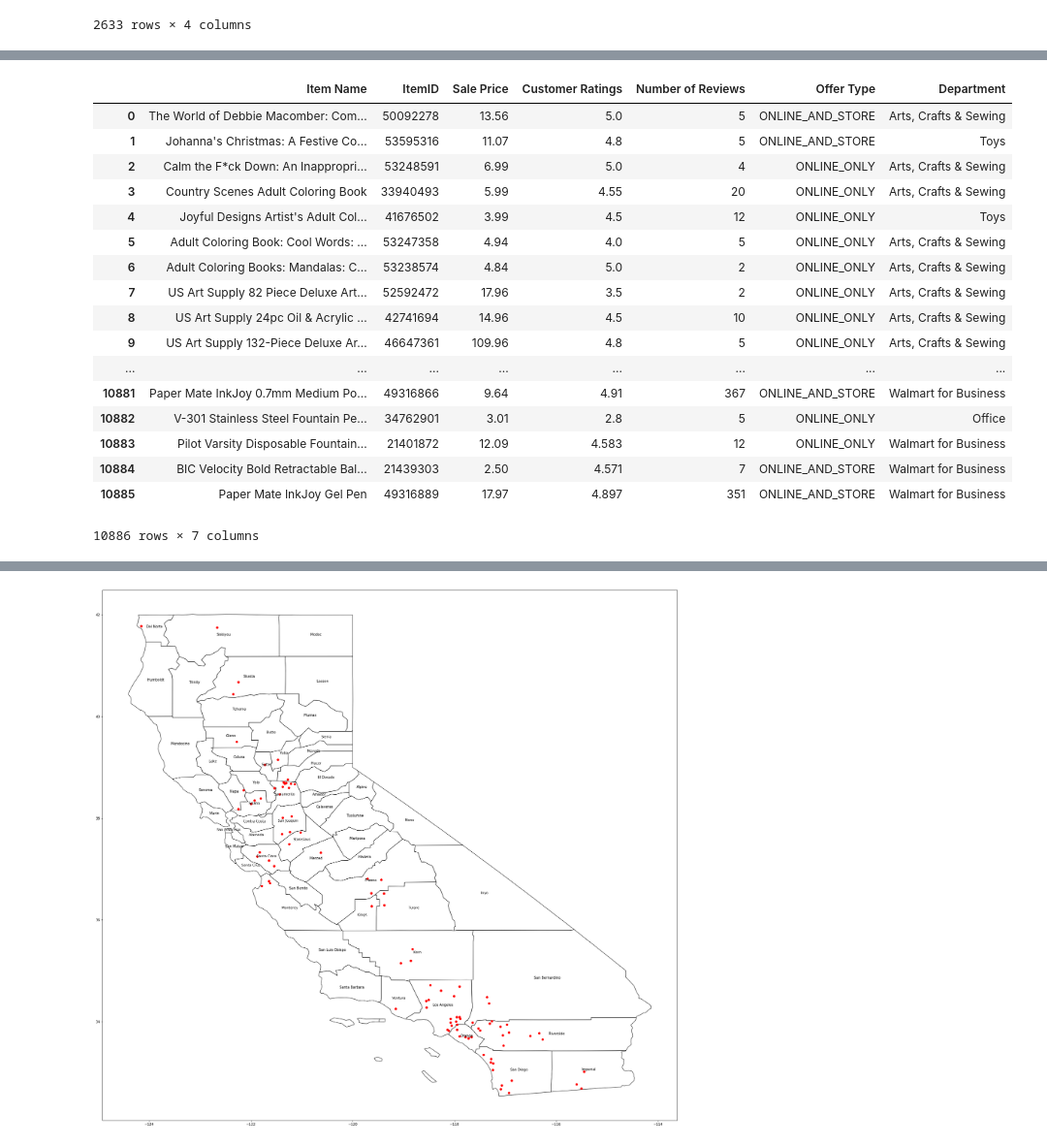
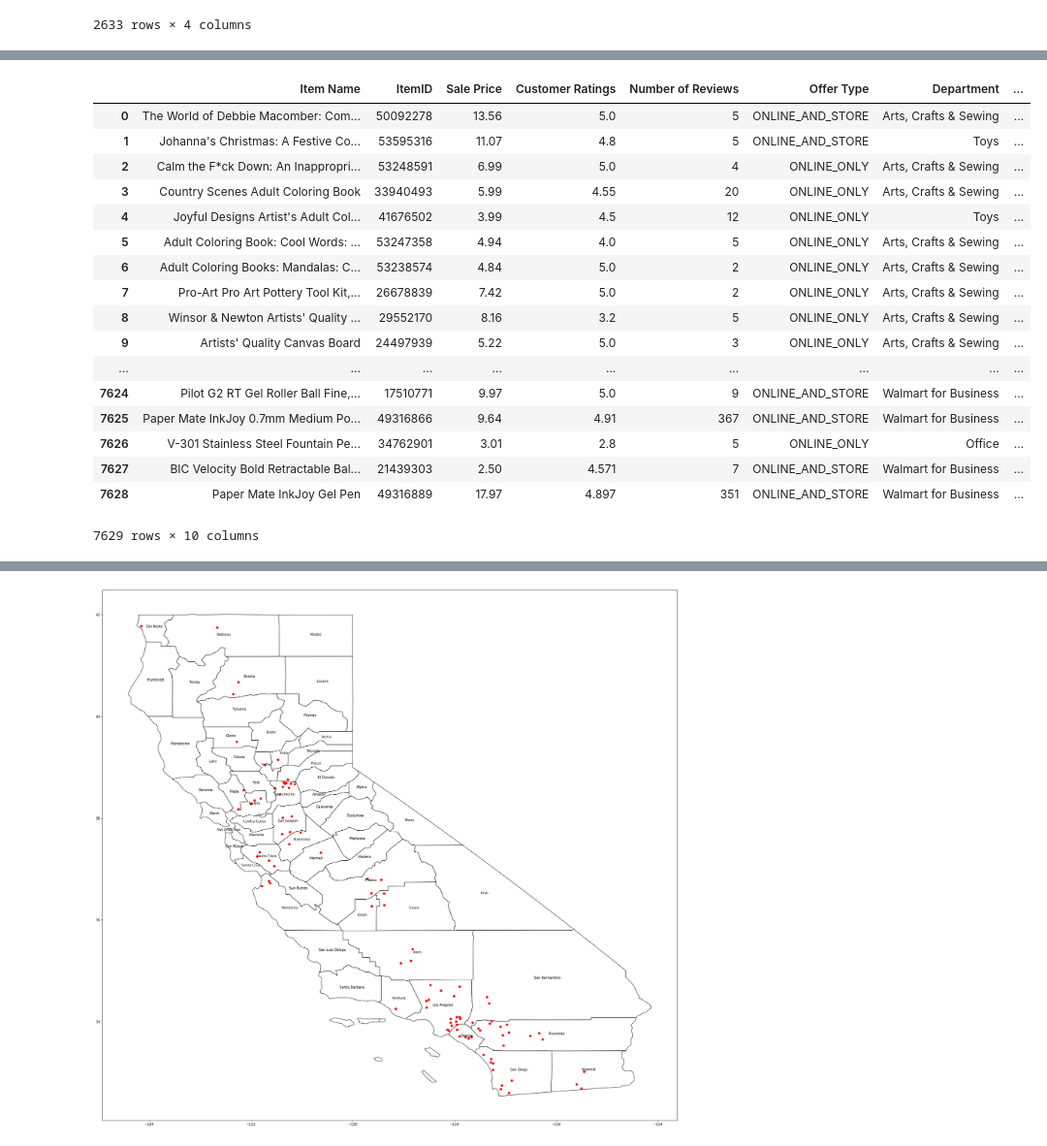
Before and after one commit to zxzzhang/sta141b-proj-zixin-yaqi-tommy, a Jupyter notebook: Walmart-Copy1.ipynb, the cells around one changed output, grey strips where cells are left out. Shown at 97% size. Drawn from its saved outputs; the diff is of its cells as text; code cells hidden in the pictures.

```diff
--- a/Walmart-Copy1.ipynb
+++ b/Walmart-Copy1.ipynb
@@ -153,4 +156,15 @@ Gifts & Registry             1
 Name: Department, dtype: int64
+# %%
+'''
+IGNORE THIS
+'''
+
+searcher = requests.get('http://api.walmartlabs.com/v1/search',params = {
+            "apiKey":key,
+            "query":sub_taxonomy()['Sub-Category'][0],
+            "categoryId":sub_taxonomy()['Category Ids'][0]
+        })
+#searcher.json()['items'][2]
 # %%
 def specific(taxes):
     ''' Using Walmart Search API,we extracted almost all products on Walmart.com from
@@ -162,59 +176,68 @@ def specific(taxes):
     df_specs -- Dataframe containing specific item names, the item's ID, price, rating out of 5,
                 total number of reviews for product, how to buy, and which department it belongs to.
     '''
-    col_names2 = ['Item Name','ItemID','Sale Price','Customer Ratings','Number of Reviews','Offer Type','Department']
+    col_names2 = ['Item Name','ItemID','Sale Price','Customer Ratings','Number of Reviews','Offer Type','Department'
+                  ,'Shipping Rate','Normal Shipping','Marketplace']
+
     item_IDs = []
     names = []
     prices = []
     rates = []
     reviews = []
     offs = []
+    ship_rate = []
+    ship_2 = []
+    market = []
     paths = []
     #First for loop extracts all the items in the sub-categories.
     #Second for loop extracts information from EVERY item in the sub-categories.
     for i in range(len(taxes['Category Ids'].tolist())):
         searcher = requests.get('http://api.walmartlabs.com/v1/search',params = {
             "apiKey":key,
             "query":taxes['Sub-Category'].tolist()[i],
             "categoryId":taxes['Category Ids'].tolist()[i]
         })
 
         sea_j = searcher.json() #Define a variable for .json() for convenience.
 
         if 'items' in sea_j.keys():  #Consider if there are any items under sub-category.
             for j in range(len(sea_j['items'])):
                 #Consider only when the item has ratings, a set amount of reviews and know how to buy.
-                if set(('customerRating','salePrice','numReviews','offerType')).issubset(sea_j['items'][j]):
+                if set(('customerRating','salePrice','numReviews','offerType','itemId','standardShipRate'
+                        ,'isTwoDayShippingEligible','marketplace')).issubset(sea_j['items'][j]):
                     item_IDs.append(sea_j['items'][j]['itemId'])
                     names.append(sea_j['items'][j]['name'])
                     prices.append(sea_j['items'][j]['salePrice'])
                     offs.append(sea_j['items'][j]['offerType'])
                     rates.append(sea_j['items'][j]['customerRating'])
                     reviews.append(sea_j['items'][j]['numReviews'])
                     paths.append(sea_j['items'][j]['categoryPath'].split('/')[0])
+                    market.append(sea_j['items'][j]['marketplace'])
+                    ship_rate.append(sea_j['items'][j]['standardShipRate'])
+                    ship_2.append(sea_j['items'][j]['isTwoDayShippingEligible'])
         else:    #Do not do anything if no items.
             pass
-    df_specs = pd.DataFrame(list(zip(names,item_IDs,prices,rates,reviews,offs,paths)), columns = col_names2)
-    df_specs
+    df_specs = pd.DataFrame(list(zip(names,item_IDs,prices,rates,reviews,offs
+                                ,paths,ship_rate,ship_2,market)), columns = col_names2)
     return df_specs
 
 specific(sub_taxonomy())
 # %% [output]
-|  | Item Name | ItemID | Sale Price | Customer Ratings | Number of Reviews | Offer Type | Department |
-| 0 | The World of Debbie Macomber: Com... | 50092278 | 13.56 | 5.0 | 5 | ONLINE_AND_STORE | Arts, Crafts & Sewing |
-| 1 | Johanna's Christmas: A Festive Co... | 53595316 | 11.07 | 4.8 | 5 | ONLINE_AND_STORE | Toys |
-| 2 | Calm the F*ck Down: An Inappropri... | 53248591 | 6.99 | 5.0 | 4 | ONLINE_ONLY | Arts, Crafts & Sewing |
-| 3 | Country Scenes Adult Coloring Book | 33940493 | 5.99 | 4.55 | 20 | ONLINE_ONLY | Arts, Crafts & Sewing |
-| 4 | Joyful Designs Artist's Adult Col... | 41676502 | 3.99 | 4.5 | 12 | ONLINE_ONLY | Toys |
-| 5 | Adult Coloring Book: Cool Words: ... | 53247358 | 4.94 | 4.0 | 5 | ONLINE_ONLY | Arts, Crafts & Sewing |
-| 6 | Adult Coloring Books: Mandalas: C... | 53238574 | 4.84 | 5.0 | 2 | ONLINE_ONLY | Arts, Crafts & Sewing |
-| 7 | US Art Supply 82 Piece Deluxe Art... | 52592472 | 17.96 | 3.5 | 2 | ONLINE_ONLY | Arts, Crafts & Sewing |
-| 8 | US Art Supply 24pc Oil & Acrylic ... | 42741694 | 14.96 | 4.5 | 10 | ONLINE_ONLY | Arts, Crafts & Sewing |
-| 9 | US Art Supply 132-Piece Deluxe Ar... | 46647361 | 109.96 | 4.8 | 5 | ONLINE_ONLY | Arts, Crafts & Sewing |
-| ... | ... | ... | ... | ... | ... | ... | ... |
-| 10881 | Paper Mate InkJoy 0.7mm Medium Po... | 49316866 | 9.64 | 4.91 | 367 | ONLINE_AND_STORE | Walmart for Business |
-| 10882 | V-301 Stainless Steel Fountain Pe... | 34762901 | 3.01 | 2.8 | 5 | ONLINE_ONLY | Office |
-| 10883 | Pilot Varsity Disposable Fountain... | 21401872 | 12.09 | 4.583 | 12 | ONLINE_ONLY | Walmart for Business |
-| 10884 | BIC Velocity Bold Retractable Bal... | 21439303 | 2.50 | 4.571 | 7 | ONLINE_AND_STORE | Walmart for Business |
-| 10885 | Paper Mate InkJoy Gel Pen | 49316889 | 17.97 | 4.897 | 351 | ONLINE_AND_STORE | Walmart for Business |
+|  | Item Name | ItemID | Sale Price | Customer Ratings | Number of Reviews | Offer Type | Department | ... |
+| 0 | The World of Debbie Macomber: Com... | 50092278 | 13.56 | 5.0 | 5 | ONLINE_AND_STORE | Arts, Crafts & Sewing | ... |
+| 1 | Johanna's Christmas: A Festive Co... | 53595316 | 11.07 | 4.8 | 5 | ONLINE_AND_STORE | Toys | ... |
+| 2 | Calm the F*ck Down: An Inappropri... | 53248591 | 6.99 | 5.0 | 4 | ONLINE_ONLY | Arts, Crafts & Sewing | ... |
+| 3 | Country Scenes Adult Coloring Book | 33940493 | 5.99 | 4.55 | 20 | ONLINE_ONLY | Arts, Crafts & Sewing | ... |
+| 4 | Joyful Designs Artist's Adult Col... | 41676502 | 3.99 | 4.5 | 12 | ONLINE_ONLY | Toys | ... |
+| 5 | Adult Coloring Book: Cool Words: ... | 53247358 | 4.94 | 4.0 | 5 | ONLINE_ONLY | Arts, Crafts & Sewing | ... |
+| 6 | Adult Coloring Books: Mandalas: C... | 53238574 | 4.84 | 5.0 | 2 | ONLINE_ONLY | Arts, Crafts & Sewing | ... |
+| 7 | Pro-Art Pro Art Pottery Tool Kit,... | 26678839 | 7.42 | 5.0 | 2 | ONLINE_ONLY | Arts, Crafts & Sewing | ... |
+| 8 | Winsor & Newton Artists' Quality ... | 29552170 | 8.16 | 3.2 | 5 | ONLINE_ONLY | Arts, Crafts & Sewing | ... |
+| 9 | Artists' Quality Canvas Board | 24497939 | 5.22 | 5.0 | 3 | ONLINE_ONLY | Arts, Crafts & Sewing | ... |
+| ... | ... | ... | ... | ... | ... | ... | ... | ... |
+| 7624 | Pilot G2 RT Gel Roller Ball Fine,... | 17510771 | 9.97 | 5.0 | 9 | ONLINE_AND_STORE | Walmart for Business | ... |
+| 7625 | Paper Mate InkJoy 0.7mm Medium Po... | 49316866 | 9.64 | 4.91 | 367 | ONLINE_AND_STORE | Walmart for Business | ... |
+| 7626 | V-301 Stainless Steel Fountain Pe... | 34762901 | 3.01 | 2.8 | 5 | ONLINE_ONLY | Office | ... |
+| 7627 | BIC Velocity Bold Retractable Bal... | 21439303 | 2.50 | 4.571 | 7 | ONLINE_AND_STORE | Walmart for Business | ... |
+| 7628 | Paper Mate InkJoy Gel Pen | 49316889 | 17.97 | 4.897 | 351 | ONLINE_AND_STORE | Walmart for Business | ... |
-10886 rows × 7 columns
+7629 rows × 10 columns
```
Also changed, not shown: parts of 7 cells of this notebook.
